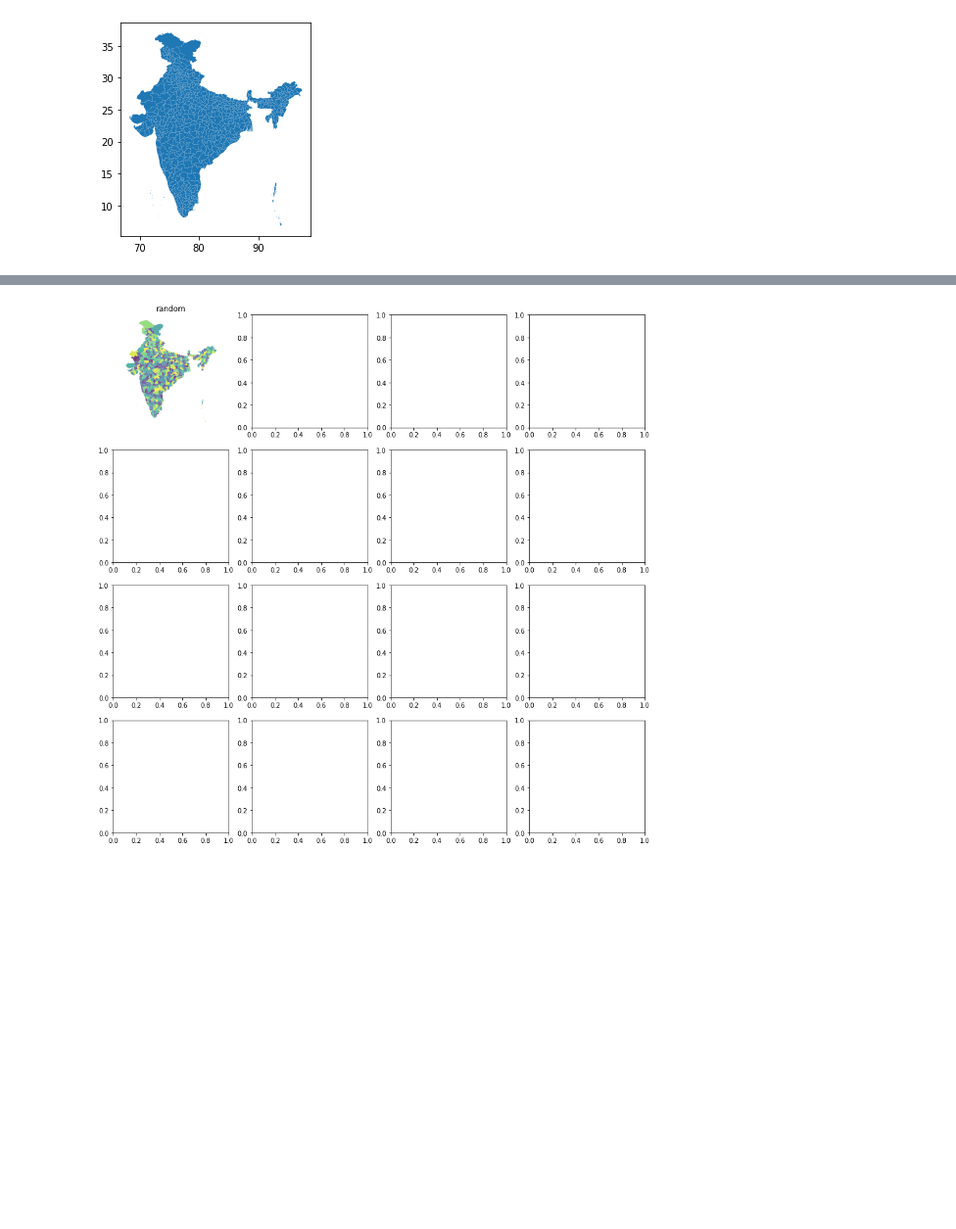
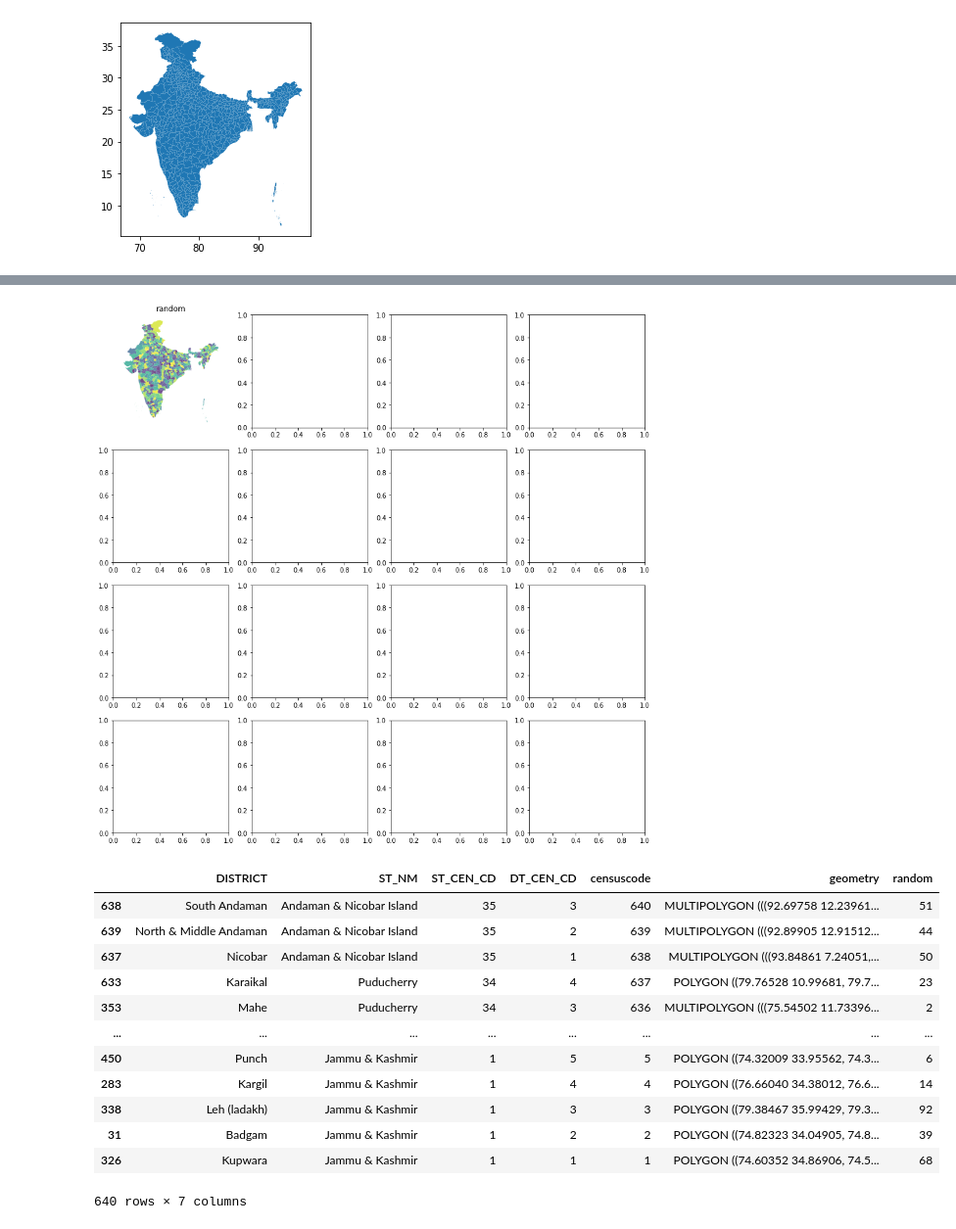
Before and after one commit to Daniel-Los/Introduction-to-datascience-final-project, a Jupyter notebook: Map_India.ipynb, the cells around one changed output, grey strips where cells are left out. Shown at 98% size. Cells and saved outputs as stored; diff of their text form; code cells hidden in the pictures; blank space fills up the shorter version.

```diff
--- a/Map_India.ipynb
+++ b/Map_India.ipynb
@@ -58,3 +61,6 @@ india_s_masters.head()
+# %%
+# We drop the row with the data that is unclear
+india_s_masters = india_s_masters[india_s_masters['censuscode'] != 0]
 # %%
 columns_to_plot = ['random']
 # %%
@@ -68,4 +74,20 @@ for i, col in enumerate(columns_to_plot):
     ax.set_title(col, fontsize =12)
 plt.show()
 # %% [output]
-[figure, old version]
+[figure, new version]
+# %%
+india_s_masters.sort_values(by='censuscode', ascending=False)
+# %% [output]
+|  | DISTRICT | ST_NM | ST_CEN_CD | DT_CEN_CD | censuscode | geometry | random |
+| 638 | South Andaman | Andaman & Nicobar Island | 35 | 3 | 640 | MULTIPOLYGON (((92.69758 12.23961... | 51 |
+| 639 | North & Middle Andaman | Andaman & Nicobar Island | 35 | 2 | 639 | MULTIPOLYGON (((92.89905 12.91512... | 44 |
+| 637 | Nicobar | Andaman & Nicobar Island | 35 | 1 | 638 | MULTIPOLYGON (((93.84861 7.24051,... | 50 |
+| 633 | Karaikal | Puducherry | 34 | 4 | 637 | POLYGON ((79.76528 10.99681, 79.7... | 23 |
+| 353 | Mahe | Puducherry | 34 | 3 | 636 | MULTIPOLYGON (((75.54502 11.73396... | 2 |
+| ... | ... | ... | ... | ... | ... | ... | ... |
+| 450 | Punch | Jammu & Kashmir | 1 | 5 | 5 | POLYGON ((74.32009 33.95562, 74.3... | 6 |
+| 283 | Kargil | Jammu & Kashmir | 1 | 4 | 4 | POLYGON ((76.66040 34.38012, 76.6... | 14 |
+| 338 | Leh (ladakh) | Jammu & Kashmir | 1 | 3 | 3 | POLYGON ((79.38467 35.99429, 79.3... | 92 |
+| 31 | Badgam | Jammu & Kashmir | 1 | 2 | 2 | POLYGON ((74.82323 34.04905, 74.8... | 39 |
+| 326 | Kupwara | Jammu & Kashmir | 1 | 1 | 1 | POLYGON ((74.60352 34.86906, 74.5... | 68 |
+640 rows × 7 columns
```
Also changed, not shown: parts of 2 cells of this notebook, 1 other file.
